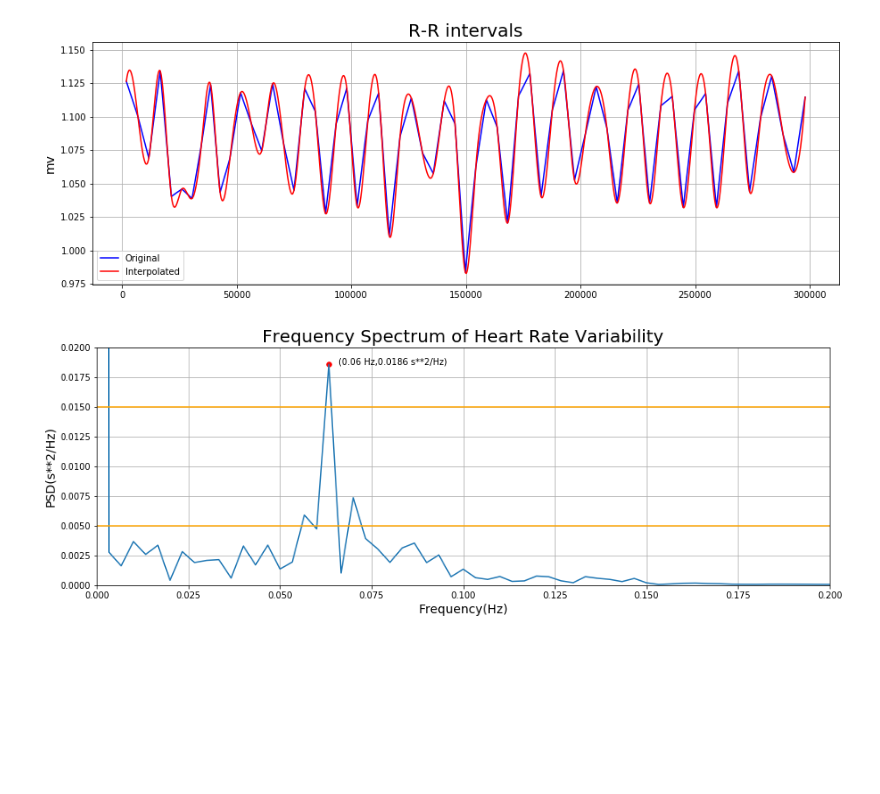
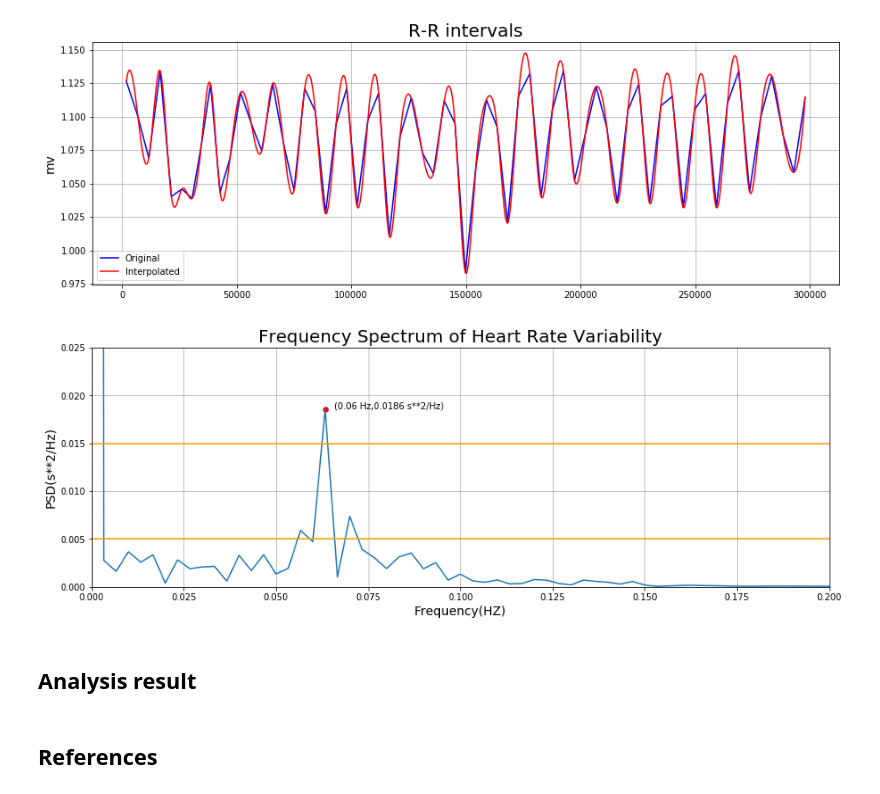
Before and after one commit to ChunChiaYang/ECG-Analysis, a Jupyter notebook: ECG-Analysis.ipynb, the cells around one changed output. Cells and saved outputs as stored; diff of their text form; code cells hidden in the pictures; blank space fills up the shorter version.

```diff
--- a/ECG-Analysis.ipynb
+++ b/ECG-Analysis.ipynb
@@ -230,13 +296,16 @@ display(record.__dict__)
 # %%
+#Extract ECG signals and the length of signals is 1 min
 signals,fields=wfdb.rdsamp('p001',channels=[0],sampfrom=0,sampto=300000)
-
-x=np.arange(300000)
+signals_x=np.arange(300000)
+#Change signal dimension from 2D to 1D
 signals=signals.flatten()
+#find the position of all the R-peaks
+r_index,_=find_peaks(signals,distance=4000)
+#Plot signals and mark the R-peaks
 plt.figure(figsize=(15, 5))
-r_index,_=find_peaks(signals,distance=4000)
+plt.plot(signals_x,signals)
+plt.plot(r_index,signals[r_index],marker="o",ls="",ms=5,color='r')
 plt.title("Detected peaks in signal",fontsize=20)
-plt.plot(x,signals)
-plt.plot(r_index,signals[r_index],marker="o",ls="",ms=5,color='r')
 plt.ylabel('mv',fontsize=14)
 plt.grid()
 # %% [output]
@@ -256,26 +328,35 @@ plt.legend()
 <matplotlib.legend.Legend at 0x...>
 [figure]
 # %%
-n=x.size
+#Length of the signals
+n=signals_x.size
 freq=np.fft.fftfreq(n,d=1/1000)
+#Get single side of the frequency range
 freq=freq[range(n//2)]
+#Do FFT
 Y=np.fft.fft(f(r_index_new))/n
+#Return one side of the FFT
 Y=Y[range(n//2)]
 Y=abs(Y)
+#Plot HRV in frequency domain
 fig=plt.figure(figsize=(15, 5))
+plt.plot(freq,Y)
+Y=Y[1:]
+Y_x=Y.argmax(axis=0)+1
+Y_max=float(Y.max())
+plt.scatter(freq[Y_x],Y_max,s=30,color='r')
+plt.annotate('({:.2f} Hz,{:.4f} s**2/Hz)'.format(freq[Y_x],Y_max),xy=(freq[Y_x]+0.0025,Y_max),xycoords='data')
 plt.title("Frequency Spectrum of Heart Rate Variability",fontsize=20)
 plt.xlim(0,0.2)
-plt.ylim(0,0.02)
-plt.plot(freq,Y)
-Y=Y[1:]
-x=Y.argmax(axis=0)+1
-y=Y.max()
-plt.scatter(freq[x],y,s=30,color='r')
-plt.annotate('({:.2f} Hz,{:.4f} s**2/Hz)'.format(freq[x],y),xy=(freq[x]+0.0025,y),xycoords='data')
-plt.xlabel('Frequency(Hz)',fontsize=14)
+plt.ylim(0,0.025)
+plt.xlabel('Frequency(HZ)',fontsize=14)
 plt.ylabel('PSD(s**2/Hz)',fontsize=14)
 plt.axhline(0.015,color='orange')
 plt.axhline(0.005,color='orange')
 plt.grid()
 # %% [output]
-[figure, old version]
+[figure, new version]
+# %% [markdown]
+## Analysis result
+# %% [markdown]
+## References
```
Also changed, not shown: parts of 31 cells of this notebook.
